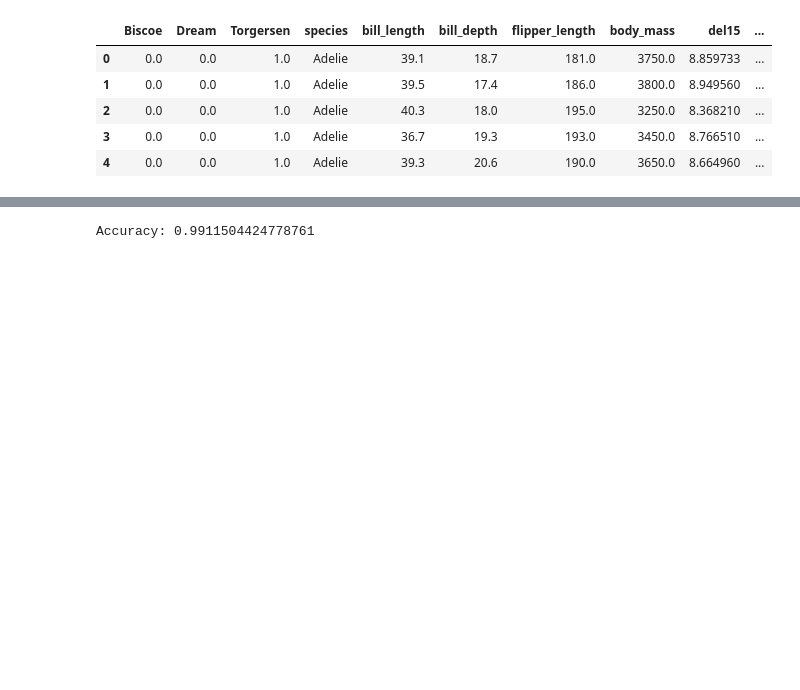
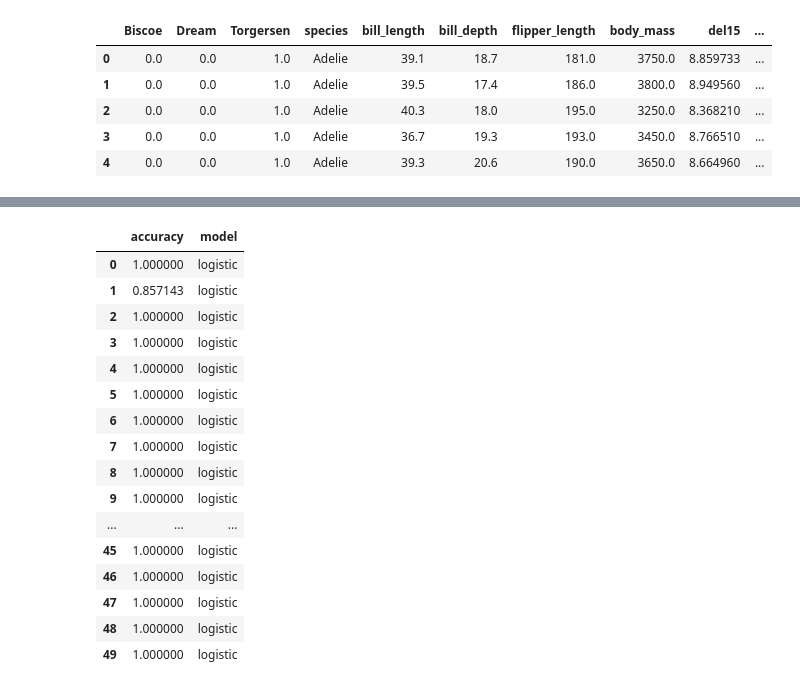
Before and after one commit to doanhat/Data-analysis-penguins, a Jupyter notebook: modeling/supervised learning/Bayes_+_Decision_Trees.ipynb, the cells around one changed output, grey strips where cells are left out. Cells and saved outputs as stored; diff of their text form; code cells hidden in the pictures; blank space fills up the shorter version.

Commit message:
Update Nested CV

```diff
--- a/modeling/supervised learning/Bayes_+_Decision_Trees.ipynb
+++ b/modeling/supervised learning/Bayes_+_Decision_Trees.ipynb
@@ -73,16 +147,52 @@ Accuracy: 0.9646017699115044
-# %%
-clf = RandomForestClassifier(max_depth=2, random_state=0)
-
-x = data.drop('species', axis=1)
-y = data['species']
-
-x_train, x_test, y_train, y_test = train_test_split(x, y, test_size = 0.33)
-# Train Decision Tree Classifer
-clf = clf.fit(x_train,y_train)
-
-#Predict the response for test dataset
-y_pred = clf.predict(x_test)
-
-print("Accuracy:", accuracy_score(y_test, y_pred))
-# %% [output]
-Accuracy: 0.9911504424778761
+# %%
+from sklearn.model_selection import StratifiedKFold
+
+from sklearn.model_selection import cross_val_score
+from sklearn.model_selection import GridSearchCV
+
+from sklearn.linear_model import LogisticRegression
+
+X = data.drop('species', axis=1).to_numpy()
+y = data['species'].to_numpy()
+
+# X = data.loc[:, ["X1", "X2"]].to_numpy()
+# Y = data.loc[:, 'z'].to_numpy()
+
+cv_outer = StratifiedKFold(n_splits=50, random_state=1729, shuffle=True)
+
+# NESTED CROSS VALIDATION
+err_cv_nested = pd.DataFrame()
+# (1) outer cross validation
+for idx_train, idx_test in cv_outer.split(X, y):
+  X_outer_train, y_outer_train = X[idx_train], y[idx_train]
+  X_outer_test, y_outer_test = X[idx_test], y[idx_test]
+
+  # (2.2) Logistic regression (modèle avec de paramètres)
+  logistic_model = LogisticRegression(penalty='none', max_iter=10000)
+  logistic_model.fit(X_outer_train, y_outer_train)
+
+  # (1.1) Computing real accuracy
+  y_pred_logistic = logistic_model.predict(X_outer_test)
+  # accuracy
+  acc_logistic = accuracy_score(y_pred_logistic, y_outer_test)
+  err_cv_nested = err_cv_nested.append({"model": "logistic", "accuracy": acc_logistic},ignore_index=True)
+
+err_cv_nested
+# %% [output]
+|  | accuracy | model |
+| 0 | 1.000000 | logistic |
+| 1 | 0.857143 | logistic |
+| 2 | 1.000000 | logistic |
+| 3 | 1.000000 | logistic |
+| 4 | 1.000000 | logistic |
+| 5 | 1.000000 | logistic |
+| 6 | 1.000000 | logistic |
+| 7 | 1.000000 | logistic |
+| 8 | 1.000000 | logistic |
+| 9 | 1.000000 | logistic |
+| ... | ... | ... |
+| 45 | 1.000000 | logistic |
+| 46 | 1.000000 | logistic |
+| 47 | 1.000000 | logistic |
+| 48 | 1.000000 | logistic |
+| 49 | 1.000000 | logistic |
```
Also changed, not shown: parts of 8 cells of this notebook, 7 other files.
